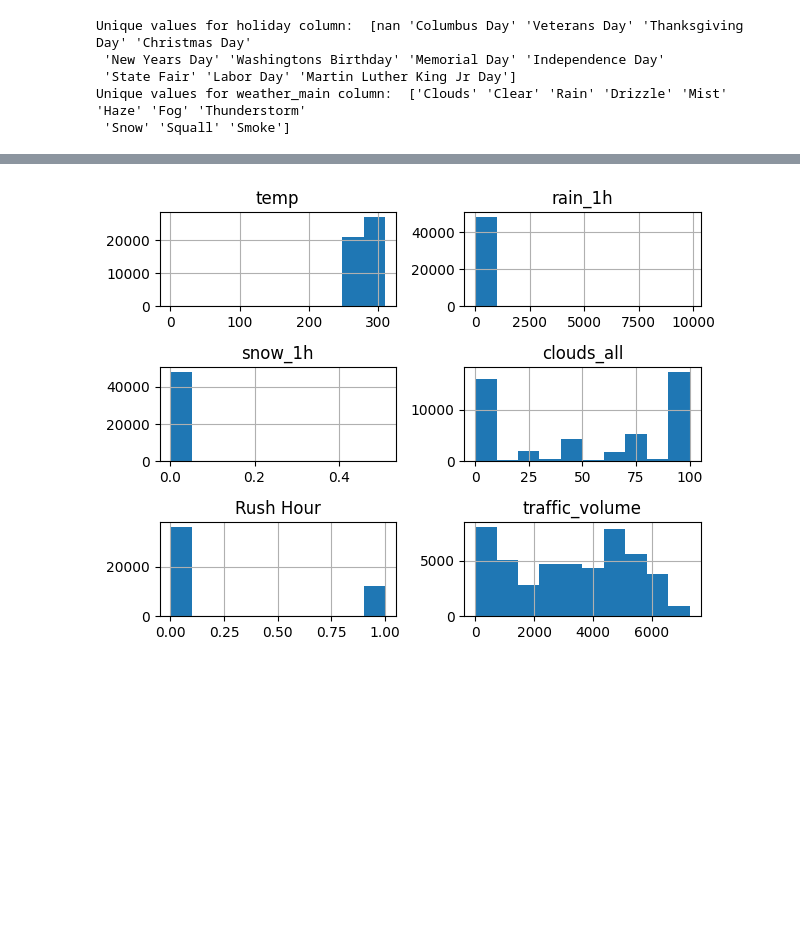
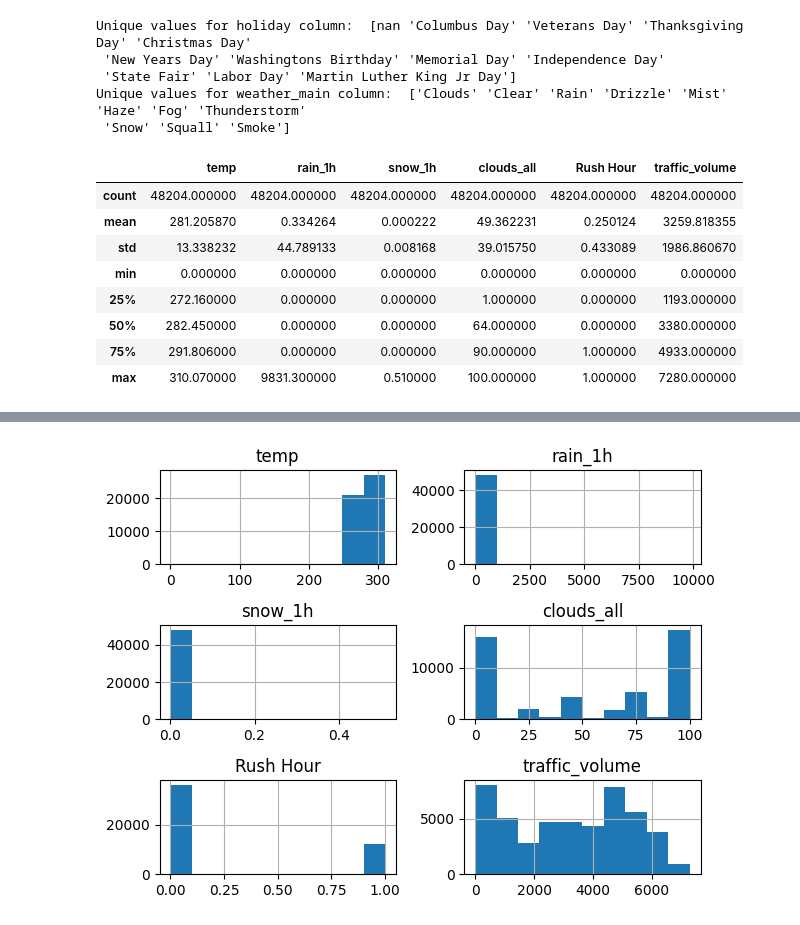
Before and after one commit to AbdallaAbker/mlops, a Jupyter notebook: model-development/traffic_prediction.ipynb, the cells around one changed output, grey strips where cells are left out. Saved outputs shown, nothing was run; the diff lists cells and outputs as text; code cells hidden in the pictures; blank space fills up the shorter version.

```diff
--- a/model-development/traffic_prediction.ipynb
+++ b/model-development/traffic_prediction.ipynb
@@ -72,3 +76,16 @@ Unique values for holiday column:  [nan 'Columbus Day' 'Veterans Day' 'Thanksgiv
  'State Fair' 'Labor Day' 'Martin Luther King Jr Day']
 Unique values for weather_main column:  ['Clouds' 'Clear' 'Rain' 'Drizzle' 'Mist' 'Haze' 'Fog' 'Thunderstorm'
  'Snow' 'Squall' 'Smoke']
+# %%
+#describe numerical columns
+df[num_cols].describe()
+# %% [output]
+|  | temp | rain_1h | snow_1h | clouds_all | Rush Hour | traffic_volume |
+| count | 48204.000000 | 48204.000000 | 48204.000000 | 48204.000000 | 48204.000000 | 48204.000000 |
+| mean | 281.205870 | 0.334264 | 0.000222 | 49.362231 | 0.250124 | 3259.818355 |
+| std | 13.338232 | 44.789133 | 0.008168 | 39.015750 | 0.433089 | 1986.860670 |
+| min | 0.000000 | 0.000000 | 0.000000 | 0.000000 | 0.000000 | 0.000000 |
+| 25% | 272.160000 | 0.000000 | 0.000000 | 1.000000 | 0.000000 | 1193.000000 |
+| 50% | 282.450000 | 0.000000 | 0.000000 | 64.000000 | 0.000000 | 3380.000000 |
+| 75% | 291.806000 | 0.000000 | 0.000000 | 90.000000 | 1.000000 | 4933.000000 |
+| max | 310.070000 | 9831.300000 | 0.510000 | 100.000000 | 1.000000 | 7280.000000 |
```
Also changed, not shown: parts of 23 cells of this notebook, 12 other files.
